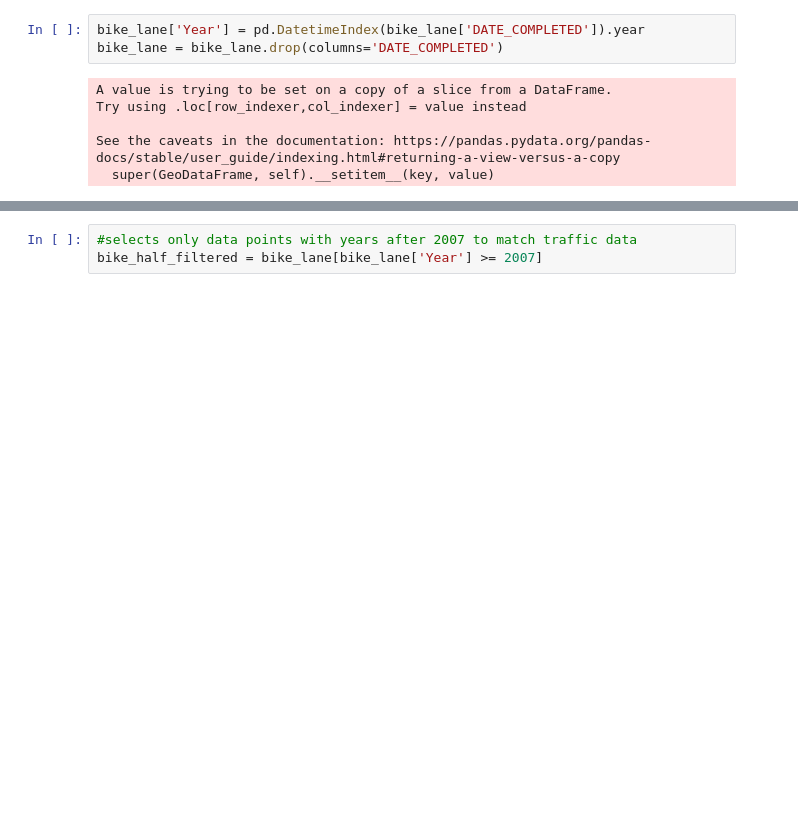
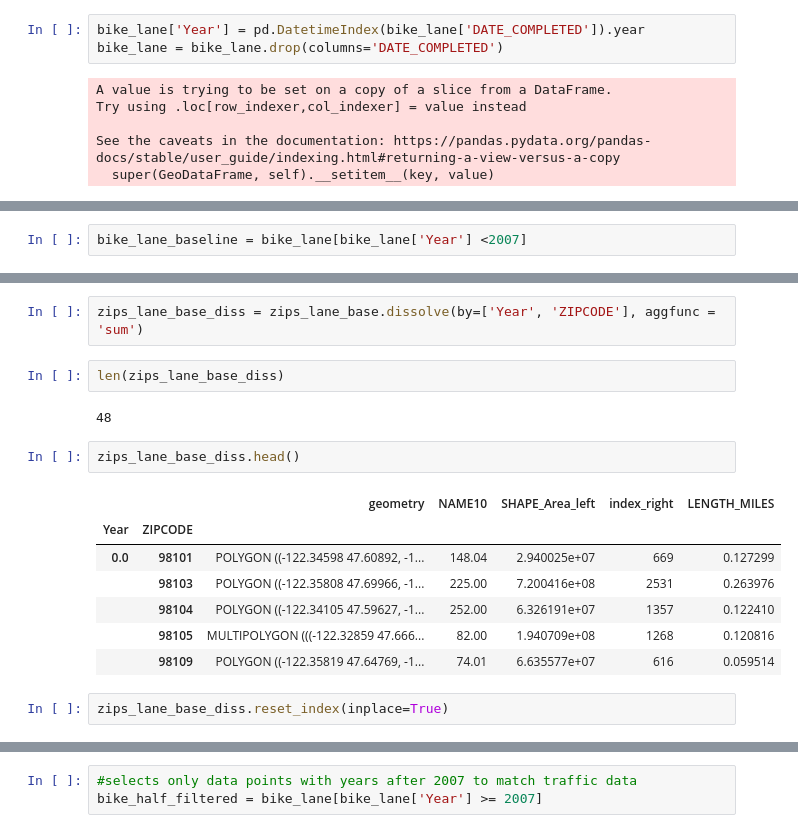
Before and after one commit to Greening-Seattle/Prediction, a Jupyter notebook: Data_Compiler.ipynb, the cells around one changed output, grey strips where cells are left out. Cells and saved outputs as stored; diff of their text form; blank space fills up the shorter version.

```diff
--- a/Data_Compiler.ipynb
+++ b/Data_Compiler.ipynb
@@ -268,0 +248,2 @@ See the caveats in the documentation: https://pandas.pydata.org/pandas-docs/stab
+# %%
+bike_lane_baseline = bike_lane[bike_lane['Year'] <2007]
@@ -268,0 +263,18 @@ See the caveats in the documentation: https://pandas.pydata.org/pandas-docs/stab
+# %%
+zips_lane_base_diss = zips_lane_base.dissolve(by=['Year', 'ZIPCODE'], aggfunc = 'sum')
+# %%
+len(zips_lane_base_diss)
+# %% [output]
+48
+# %%
+zips_lane_base_diss.head()
+# %% [output]
+|  |  | geometry | NAME10 | SHAPE_Area_left | index_right | LENGTH_MILES |
+| Year | ZIPCODE |  |  |  |  |  |
+| 0.0 | 98101 | POLYGON ((-122.34598 47.60892, -1... | 148.04 | 2.940025e+07 | 669 | 0.127299 |
+|  | 98103 | POLYGON ((-122.35808 47.69966, -1... | 225.00 | 7.200416e+08 | 2531 | 0.263976 |
+|  | 98104 | POLYGON ((-122.34105 47.59627, -1... | 252.00 | 6.326191e+07 | 1357 | 0.122410 |
+|  | 98105 | MULTIPOLYGON (((-122.32859 47.666... | 82.00 | 1.940709e+08 | 1268 | 0.120816 |
+|  | 98109 | POLYGON ((-122.35819 47.64769, -1... | 74.01 | 6.635577e+07 | 616 | 0.059514 |
+# %%
+zips_lane_base_diss.reset_index(inplace=True)
```
Also changed, not shown: parts of 32 cells of this notebook.
